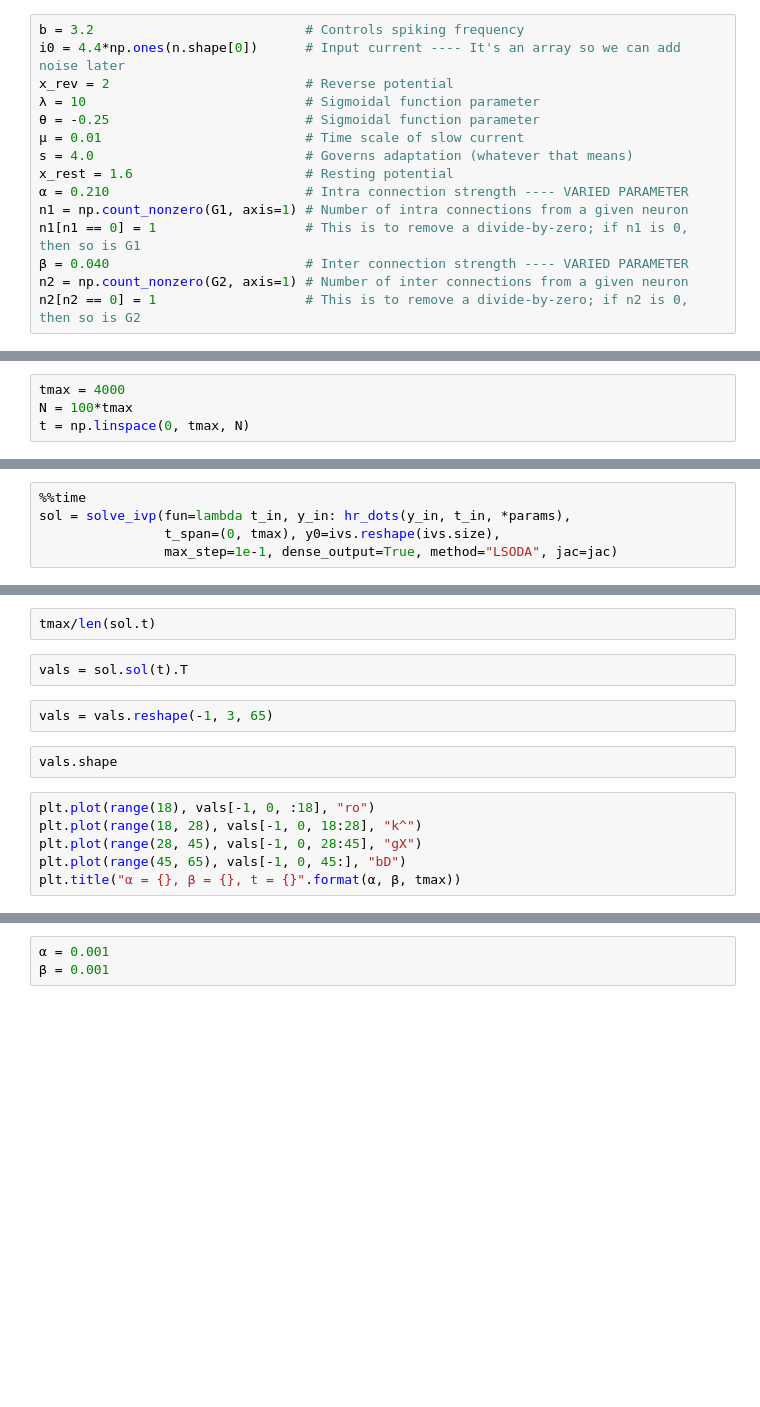
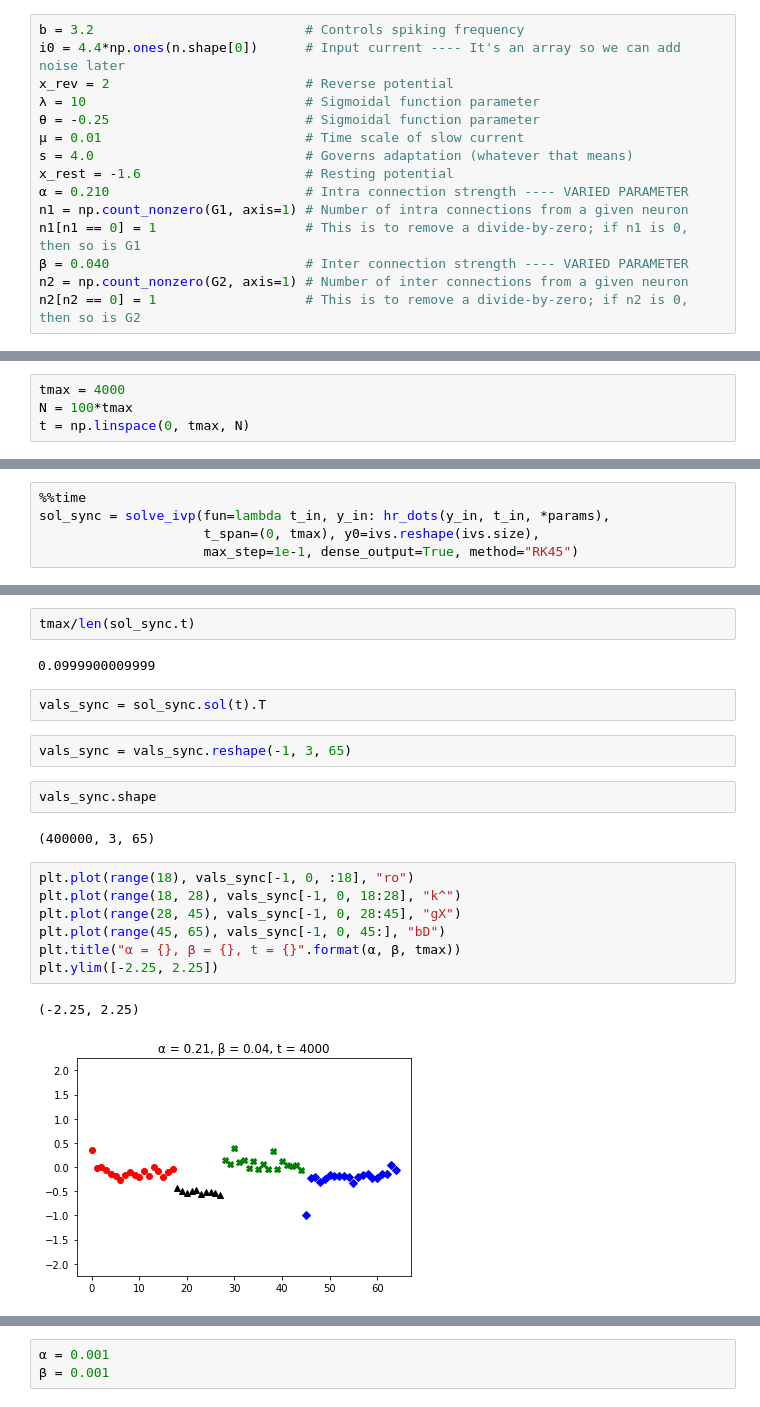
Before and after one commit to henmitch/chimera-2019, a Jupyter notebook: code/sim.ipynb, the cells around one changed output, grey strips where cells are left out. Saved outputs shown, nothing was run; the diff lists cells and outputs as text; blank space fills up the shorter version.

```diff
--- a/code/sim.ipynb
+++ b/code/sim.ipynb
@@ -72,7 +98,7 @@ x_rev = 2                         # Reverse potential
 θ = -0.25                         # Sigmoidal function parameter
 μ = 0.01                          # Time scale of slow current
 s = 4.0                           # Governs adaptation (whatever that means)
-x_rest = 1.6                      # Resting potential
+x_rest = -1.6                     # Resting potential
 α = 0.210                         # Intra connection strength ---- VARIED PARAMETER
 n1 = np.count_nonzero(G1, axis=1) # Number of intra connections from a given neuron
 n1[n1 == 0] = 1                   # This is to remove a divide-by-zero; if n1 is 0, then so is G1
@@ -116,5 +141,5 @@ def plot_beginning_and_end(y, start, end, p=0.99, legend=False, title=True):
 # %%
 %%time
-sol = solve_ivp(fun=lambda t_in, y_in: hr_dots(y_in, t_in, *params),
-                t_span=(0, tmax), y0=ivs.reshape(ivs.size),
-                max_step=1e-1, dense_output=True, method="LSODA", jac=jac)
+sol_sync = solve_ivp(fun=lambda t_in, y_in: hr_dots(y_in, t_in, *params),
+                     t_span=(0, tmax), y0=ivs.reshape(ivs.size),
+                     max_step=1e-1, dense_output=True, method="RK45")
@@ -121,14 +148,22 @@ sol = solve_ivp(fun=lambda t_in, y_in: hr_dots(y_in, t_in, *params),
 # %%
-tmax/len(sol.t)
+tmax/len(sol_sync.t)
+# %% [output]
+0.0999900009999
 # %%
-vals = sol.sol(t).T
+vals_sync = sol_sync.sol(t).T
 # %%
-vals = vals.reshape(-1, 3, 65)
+vals_sync = vals_sync.reshape(-1, 3, 65)
 # %%
-vals.shape
+vals_sync.shape
+# %% [output]
+(400000, 3, 65)
 # %%
-plt.plot(range(18), vals[-1, 0, :18], "ro")
-plt.plot(range(18, 28), vals[-1, 0, 18:28], "k^")
-plt.plot(range(28, 45), vals[-1, 0, 28:45], "gX")
-plt.plot(range(45, 65), vals[-1, 0, 45:], "bD")
+plt.plot(range(18), vals_sync[-1, 0, :18], "ro")
+plt.plot(range(18, 28), vals_sync[-1, 0, 18:28], "k^")
+plt.plot(range(28, 45), vals_sync[-1, 0, 28:45], "gX")
+plt.plot(range(45, 65), vals_sync[-1, 0, 45:], "bD")
 plt.title("α = {}, β = {}, t = {}".format(α, β, tmax))
+plt.ylim([-2.25, 2.25])
+# %% [output]
+(-2.25, 2.25)
+[figure, added]
```
Also changed, not shown: parts of 28 cells of this notebook.
